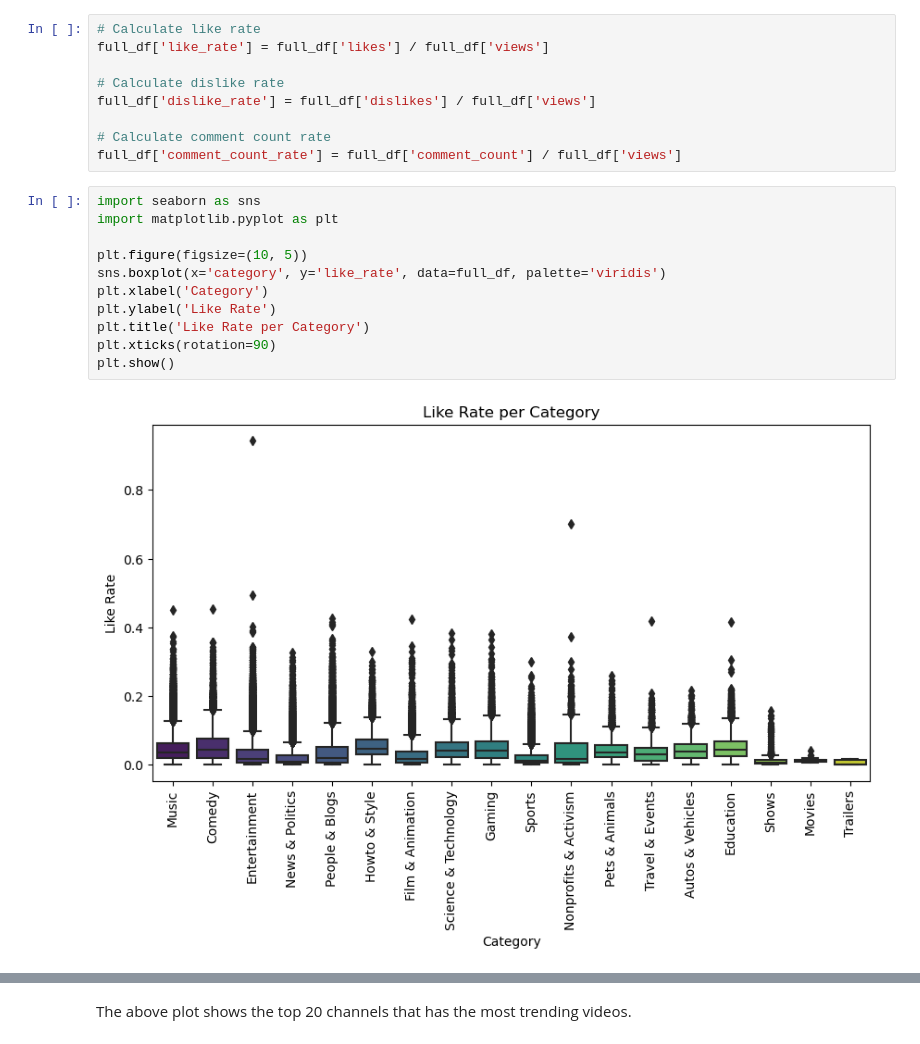
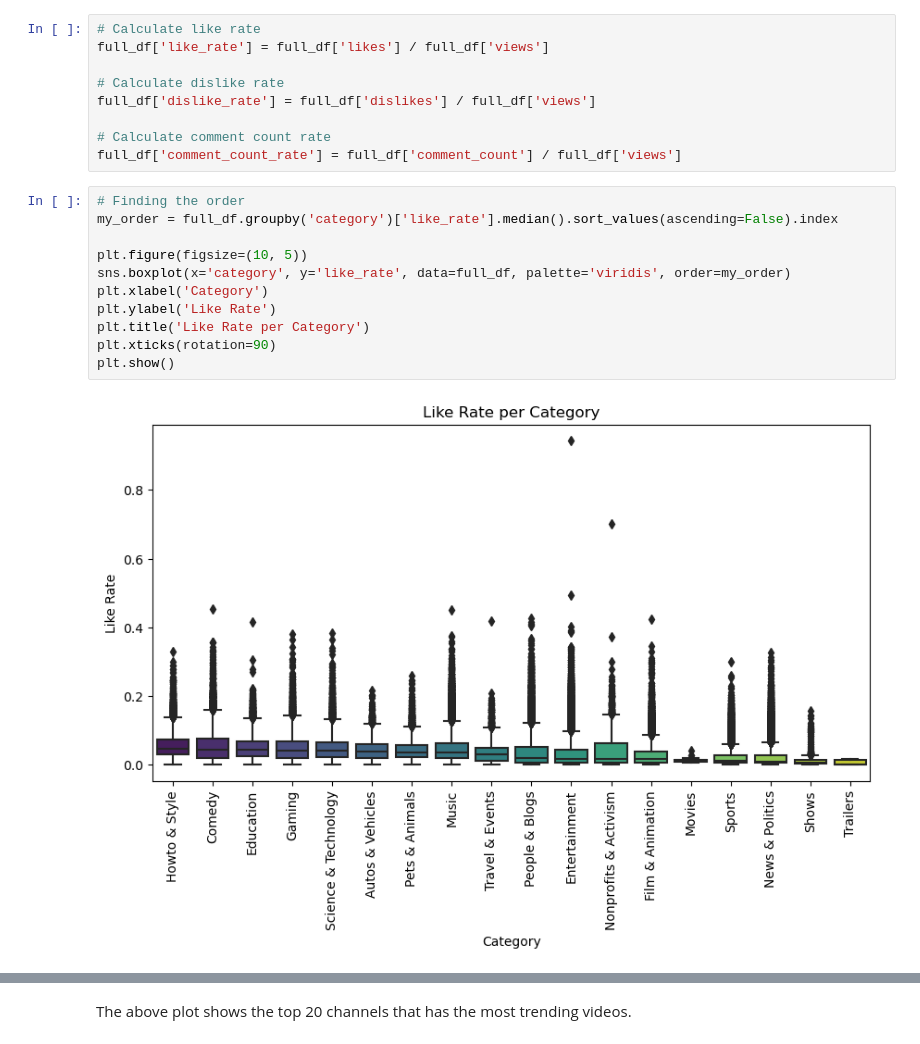
Before and after one commit to Sree790/Youtube_Data_Analysis, a Jupyter notebook: practice.ipynb, the cells around one changed output, grey strips where cells are left out. Cells and saved outputs as stored; diff of their text form.

```diff
--- a/practice.ipynb
+++ b/practice.ipynb
@@ -268,18 +258,18 @@ full_df['dislike_rate'] = full_df['dislikes'] / full_df['views']
 # Calculate comment count rate
 full_df['comment_count_rate'] = full_df['comment_count'] / full_df['views']
 # %%
-import seaborn as sns
-import matplotlib.pyplot as plt
+# Finding the order
+my_order = full_df.groupby('category')['like_rate'].median().sort_values(ascending=False).index
 
 plt.figure(figsize=(10, 5))
-sns.boxplot(x='category', y='like_rate', data=full_df, palette='viridis')
+sns.boxplot(x='category', y='like_rate', data=full_df, palette='viridis', order=my_order)
 plt.xlabel('Category')
 plt.ylabel('Like Rate')
 plt.title('Like Rate per Category')
 plt.xticks(rotation=90)
 plt.show()
 # %% [output]
-[figure, old version]
+[figure, new version]
 # %%
 import plotly.express as px
 
```
Also changed, not shown: parts of 10 cells of this notebook, 14 other files.
